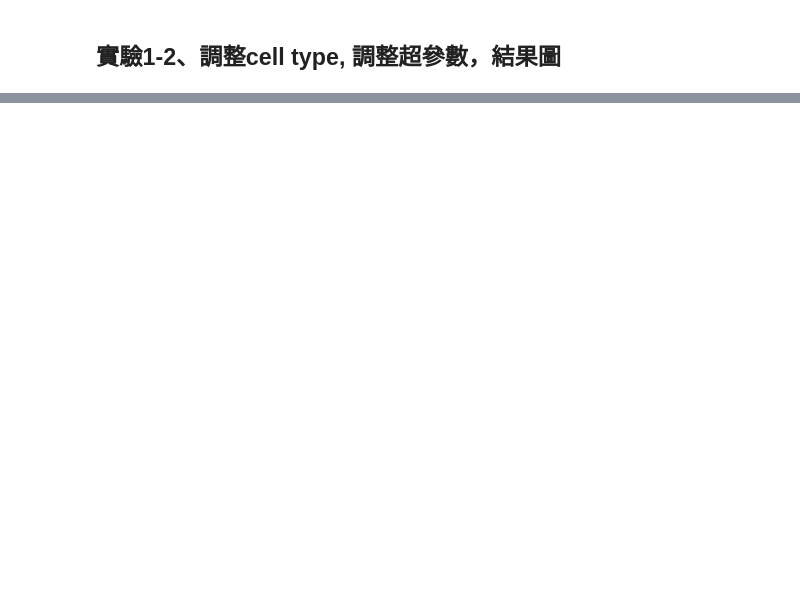
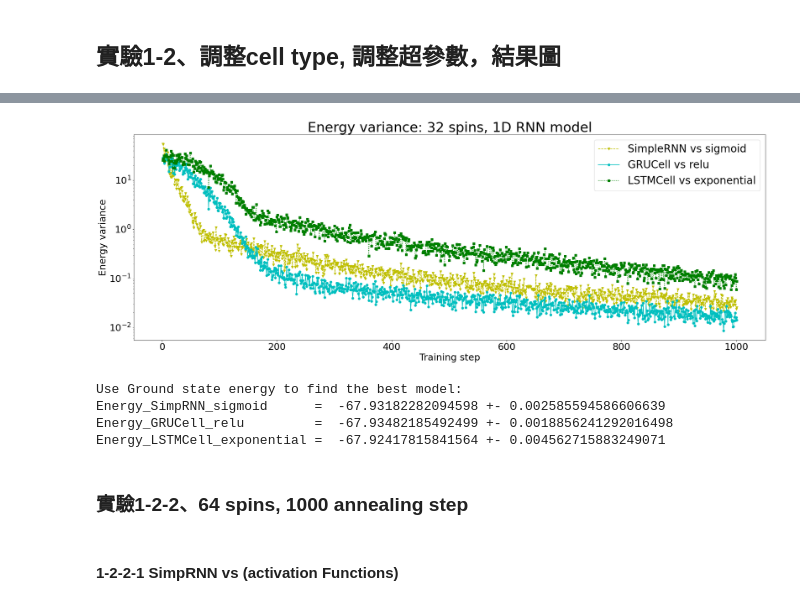
Before and after one commit to Yi-Huaaa/sqa-RNN, a Jupyter notebook: 1DTFIM/Run_1D_Ising_1D_RNN.ipynb, the cells around one changed output, grey strips where cells are left out. Cells and saved outputs as stored; diff of their text form; code cells hidden in the pictures; blank space fills up the shorter version.

```diff
--- a/1DTFIM/Run_1D_Ising_1D_RNN.ipynb
+++ b/1DTFIM/Run_1D_Ising_1D_RNN.ipynb
@@ -418,0 +550,40 @@ print("\n")
+# %%
+# Variacnce plot
+# spin = 32, 64, 128, 256
+rcParams['axes.labelsize']  = 40 #座標上的label大小
+rcParams['font.serif']      = ['Computer Modern']
+rcParams['font.size']       = 30
+rcParams['legend.fontsize'] = 28 # 圖標的大小
+rcParams['xtick.labelsize'] = 25
+rcParams['ytick.labelsize'] = 25
+
+
+fig, ax = plt.subplots(figsize=(30,10))
+ax.semilogy(np.arange(1, len(Energy_SimpRNN_sigmoid)+1),  varEnergy_SimpRNN_sigmoid, "vy--",  label="SimpleRNN vs sigmoid")
+ax.semilogy(np.arange(1, len(Energy_GRUCell_relu)+1),  varEnergy_GRUCell_relu, "oc-",  label="GRUCell vs relu")
+ax.semilogy(np.arange(1, len(Energy_LSTMCell_exponential)+1), varEnergy_LSTMCell_exponential, "sg:", label="LSTMCell vs exponential")
+
+plt.title("Energy variance: 32 spins, 1D RNN model", fontsize = 36)
+ax.set_xlabel(r'Training step', fontsize = 25)
+ax.set_ylabel('Energy variance', fontsize = 25)
+plt.legend()
+plt.show()
+print("\n")
+# %% [output]
+[figure, added]
+# %%
+#Computing the ground state energy by taking average over the last 100 iterations
+numsamples = 50
+print('Use Ground state energy to find the best model:')
+print("Energy_SimpRNN_sigmoid      = ", np.mean(Energy_SimpRNN_sigmoid[-200:]), "+-", np.sqrt(np.max(varEnergy_SimpRNN_sigmoid[-200:])/(numsamples*200))) #We use np.max(varRNNEnergy[-100:]) to estimate an upper bound on the error
+print("Energy_GRUCell_relu         = ", np.mean(Energy_GRUCell_relu[-200:]), "+-", np.sqrt(np.max(varEnergy_GRUCell_relu[-200:])/(numsamples*200))) #We use np.max(varRNNEnergy[-100:]) to estimate an upper bound on the error
+print("Energy_LSTMCell_exponential = ", np.mean(Energy_LSTMCell_exponential[-200:]), "+-", np.sqrt(np.max(varEnergy_LSTMCell_exponential[-200:])/(numsamples*200))) #We use np.max(varRNNEnergy[-100:]) to estimate an upper bound on the error
+# %% [output]
+Use Ground state energy to find the best model:
+Energy_SimpRNN_sigmoid      =  -67.93182282094598 +- 0.002585594586606639
+Energy_GRUCell_relu         =  -67.93482185492499 +- 0.0018856241292016498
+Energy_LSTMCell_exponential =  -67.92417815841564 +- 0.004562715883249071
+# %% [markdown]
+### 實驗1-2-2、64 spins, 1000 annealing step
+# %% [markdown]
+#### 1-2-2-1 SimpRNN vs (activation Functions)
```
Also changed, not shown: parts of 37 cells of this notebook, 1 other file.
